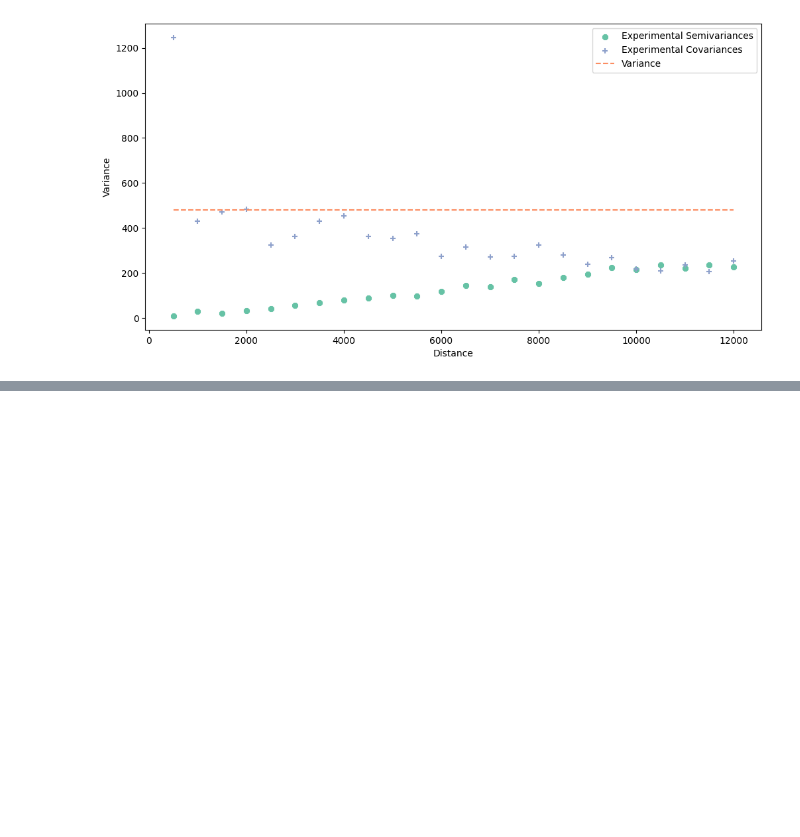
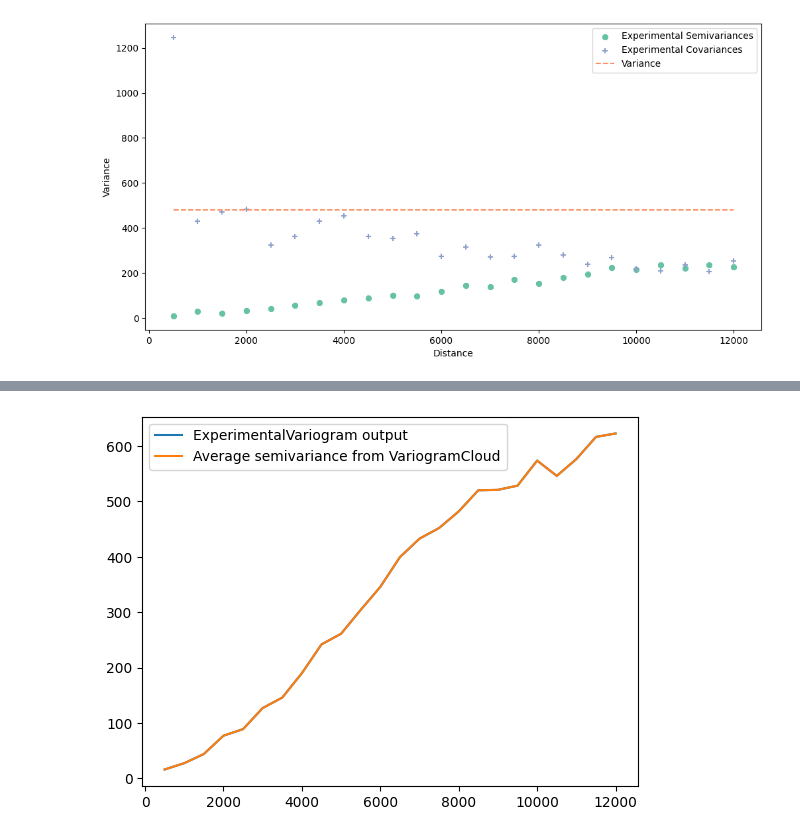
Before and after one commit to DataverseLabs/pyinterpolate, a Jupyter notebook: tutorials/Experimental Variogram and Variogram Point Cloud classes (Basic).ipynb, the cells around one changed output, grey strips where cells are left out. Drawn from its saved outputs; the diff is of its cells as text; code cells hidden in the pictures; blank space fills up the shorter version.

```diff
--- a/tutorials/Experimental Variogram and Variogram Point Cloud classes (Basic).ipynb
+++ b/tutorials/Experimental Variogram and Variogram Point Cloud classes (Basic).ipynb
@@ -336,0 +353,22 @@ desc.head()
+# %%
+# Re-calculate experimental variogram
+
+max_range = 12500
+step_size = 500
+
+experimental_variogram = ExperimentalVariogram(
+    input_array=dem,
+    step_size=step_size,
+    max_range=max_range
+)
+# %%
+# Plot
+
+plt.figure()
+plt.plot(experimental_variogram.experimental_semivariance_array[:, 0],
+         experimental_variogram.experimental_semivariance_array[:, 1])
+plt.plot(desc.loc['avg semivariance'])
+plt.legend(['ExperimentalVariogram output', 'Average semivariance from VariogramCloud'])
+plt.show()
+# %% [output]
+[figure, added]
```
Also changed, not shown: parts of 40 cells of this notebook.
